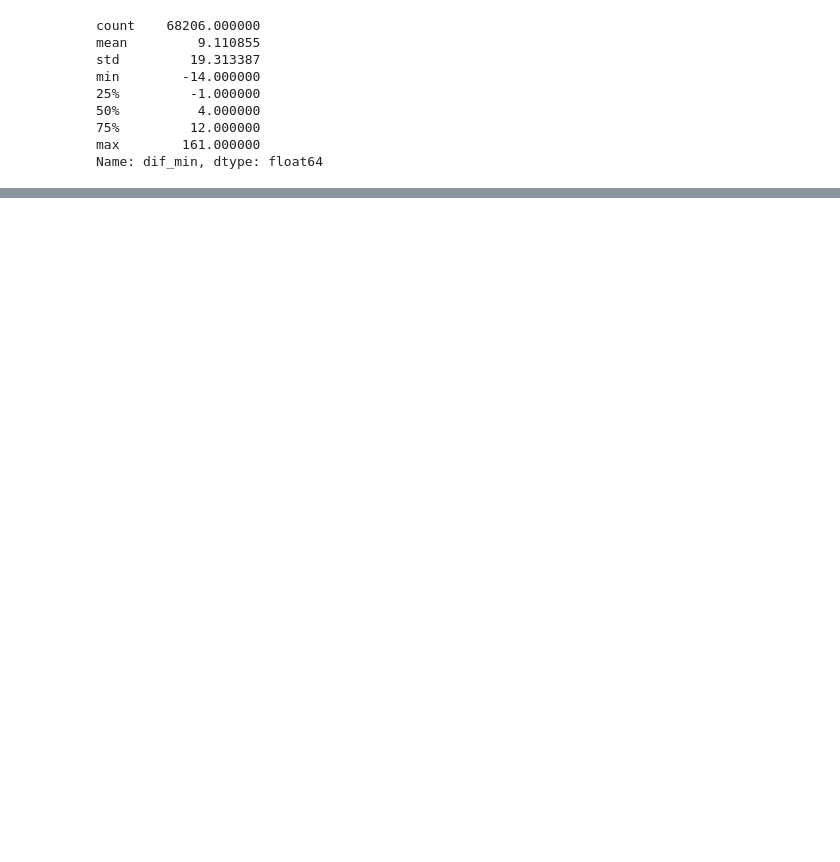
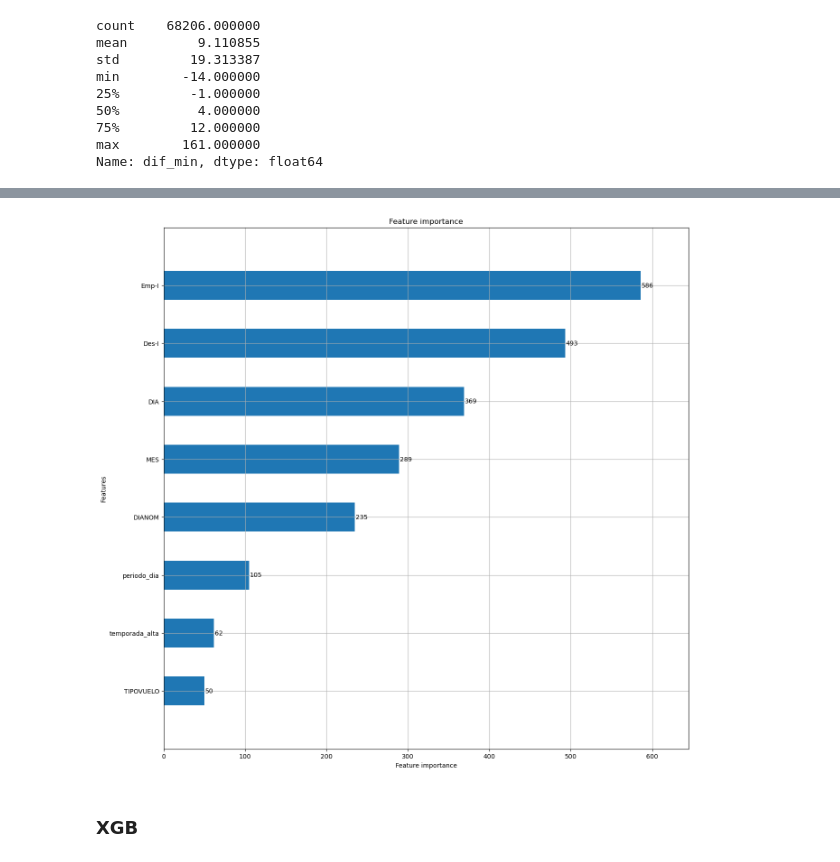
Before and after one commit to tomascufaro/latam-ds-challenge, a Jupyter notebook: solution.ipynb, the cells around one changed output, grey strips where cells are left out. Saved outputs shown, nothing was run; the diff lists cells and outputs as text; code cells hidden in the pictures; blank space fills up the shorter version.

```diff
--- a/solution.ipynb
+++ b/solution.ipynb
@@ -297,0 +481,2 @@ df['dif_min'].value_counts().plot_bokeh(kind="hist", title ="Distribución de ti
+# %%
+train = reduce_mem_usage(train)
@@ -297,0 +505,2 @@ df['dif_min'].value_counts().plot_bokeh(kind="hist", title ="Distribución de ti
+# %%
+test = reduce_mem_usage(test)
@@ -297,0 +529,26 @@ df['dif_min'].value_counts().plot_bokeh(kind="hist", title ="Distribución de ti
+# %%
+train_set = lgbm.Dataset(train, y_train, silent=False)
+valid_set = lgbm.Dataset(test, y_test, silent=False)
+# %%
+params = {
+        'boosting_type':'gbdt',
+        'objective': 'regression',
+        'num_leaves': 31,
+        'learning_rate': 0.05,
+        'max_depth': -1,
+        'subsample': 0.8,
+        'bagging_fraction' : 1,
+        'max_bin' : 5000 ,
+        'bagging_freq': 20,
+        'colsample_bytree': 0.6,
+        'metric': 'rmse',
+        'min_split_gain': 0.5,
+        'min_child_weight': 1,
+        'min_child_samples': 10,
+        'scale_pos_weight':1,
+        'zero_as_missing': True,
+        'seed':0,
+    }
+
+modelL = lgbm.train(params, train_set = train_set, num_boost_round=1000,
+                   early_stopping_rounds=50, verbose_eval=10, valid_sets=valid_set)
@@ -297,0 +573,7 @@ df['dif_min'].value_counts().plot_bokeh(kind="hist", title ="Distribución de ti
+# %%
+fig =  plt.figure(figsize = (15,15))
+axes = fig.add_subplot(111)
+lgbm.plot_importance(modelL,ax = axes,height = 0.5)
+plt.show();plt.close()
+# %% [output]
+[figure, added]
@@ -297,0 +587,2 @@ df['dif_min'].value_counts().plot_bokeh(kind="hist", title ="Distribución de ti
+# %% [markdown]
+### XGB
```
Also changed, not shown: parts of 61 cells of this notebook, 1 other file.
